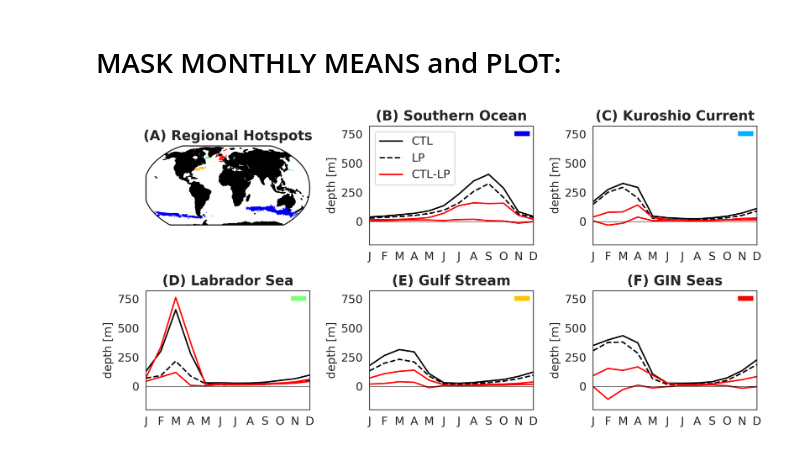
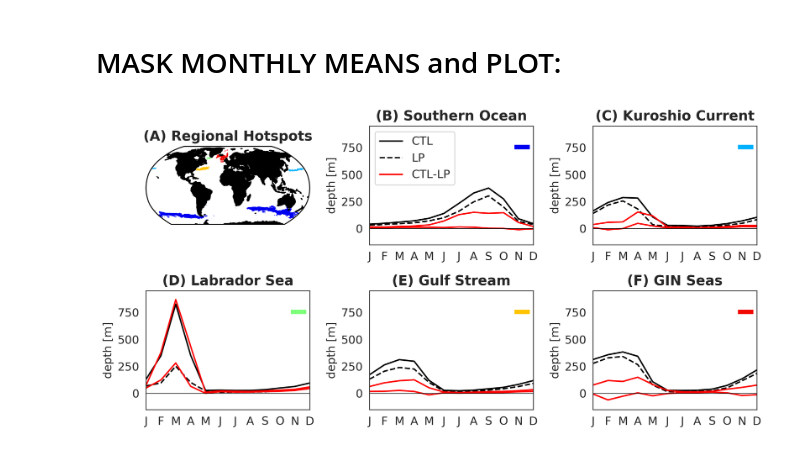
Before and after one commit to danielwhitt/globalimpacts_2019_whittetal, a Jupyter notebook: MLD_hotspots_figure10.ipynb, the cells around one changed output. Drawn from its saved outputs; the diff is of its cells as text; code cells hidden in the pictures.

```diff
--- a/MLD_hotspots_figure10.ipynb
+++ b/MLD_hotspots_figure10.ipynb
@@ -71,10 +69,13 @@ def adjust_pop_grid(tlon,tlat,field):
 mld_diff = mld - mld_lp
 mld_diff_mean = np.nanmean(mld_diff,axis=0)
 mld_max=np.nanmax(mld,axis=0)
+mld_mean=np.nanmean(mld,axis=0)
 # %% [markdown]
 # FIND MASKS OF LARGEST MEAN DIFF
 # %%
 # 3: FIND MASK BASED ON 95 percentile on the mean:
 #---------------------------
 #mld_diff_mask = np.ma.masked_less_equal(mld_diff_mean, np.nanpercentile(mld_diff_mean ,90))
-mld_diff_mask = np.ma.masked_less_equal(mld_max, np.nanpercentile(mld_max ,95))
+#mld_diff_mask = np.ma.masked_less_equal(mld_max, np.nanpercentile(mld_max ,95))
+mld_diff_mask = np.ma.masked_less_equal(mld_mean, np.nanpercentile(mld_mean ,93))
+imshow(mld_diff_mask)
@@ -165,32 +169,32 @@ for ii in range(size(vari )):
     test_lp_diffstd=np.zeros(12)
     for i in range(12):
         test[i] = np.nanmean(np.ma.array(np.nanmean(mld[i:(49+i):12,::],0), mask = (region==False)),axis=tuple((0,1)))
         test_lp[i] = np.nanmean(np.ma.array(np.nanmean(mld_lp[i:(49+i):12,::],0), mask = (region==False)),axis=tuple((0,1)))
         test_lp_diff[i]= np.nanmean(np.ma.array(np.nanmean(mld[i:(49+i):12,::]-mld_lp[i:(49+i):12,::],0), mask = (region==False)),axis=tuple((0,1)))
         test_lp_diffstd[i]= np.nanstd(np.ma.array(np.nanmean(mld[i:(49+i):12,::]-mld_lp[i:(49+i):12,::],0), mask = (region==False)),axis=tuple((0,1)))
 
 
     k=k+1
     if k > 6:
         print('done')
     else:
         ax= plt.subplot(2,3,k)
         plt.plot(month,test,'-k',label='CTL')
         plt.plot(month,test_lp,'--k',label='LP')
         plt.plot(month,test_lp_diff+test_lp_diffstd,'-r',label='CTL-LP')
         plt.plot(month,test_lp_diff-test_lp_diffstd,'-r')
-        plt.ylim(-200,820)
+        plt.ylim(-150,950)
         plt.plot(month,np.zeros(12),'-k',lw=.5)
         plt.xticks([0,1,2,3,4,5,6,7,8,9,10,11],['J','F','M','A','M','J','J','A','S','O','N','D'])
         plt.xlim(0,11)
         plt.title(titls[ii],fontweight = 'bold')
         pat = mpatches.FancyBboxPatch((10,730),0.5,50,facecolor=cm.jet(c[ii]))
         ax.add_patch(pat)
         plt.ylabel('depth [m]')
         if ii==0:
             plt.legend(loc=0)
         plt.tight_layout()
 plt.savefig('Figure10_Regional_hotspots.png',dpi=300)
 plt.savefig('Figure10_Regional_hotspots.pdf')
 # %% [output]
-[figure, old version]
+[figure, new version]
```
Also changed, not shown: parts of 4 cells of this notebook, 26 other files.
